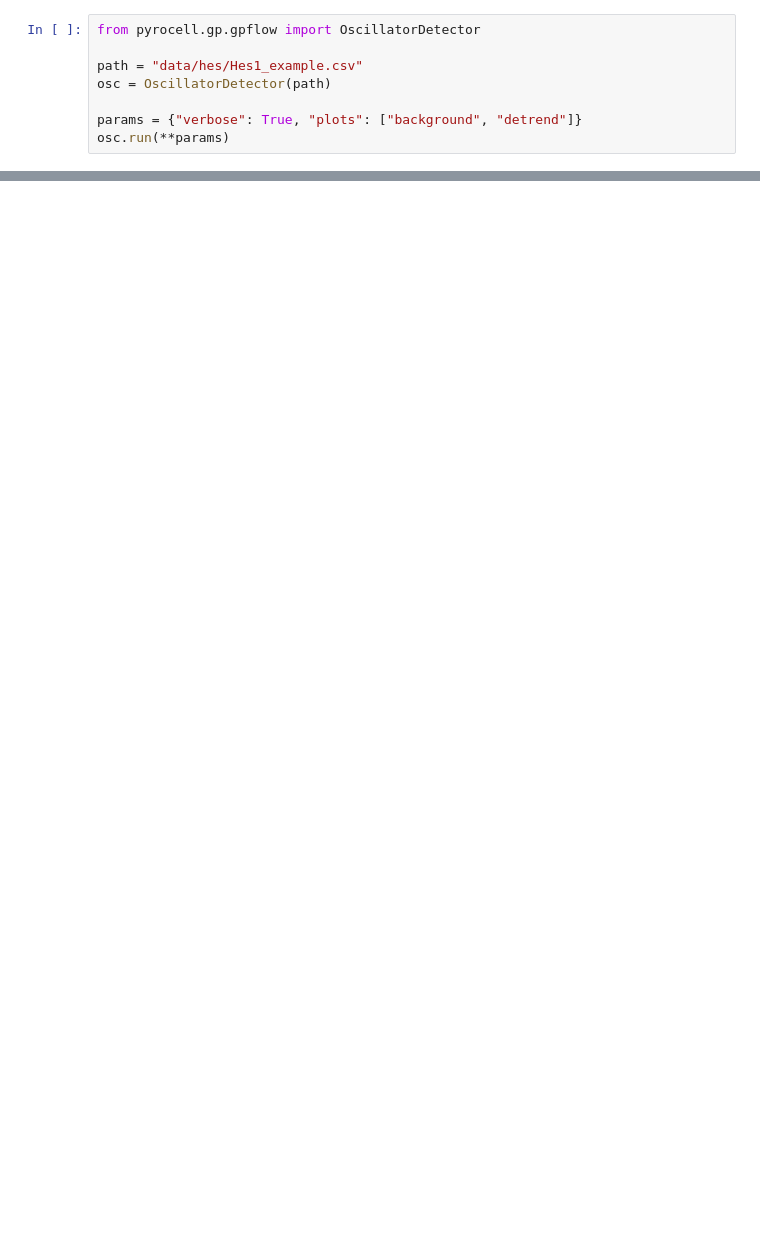
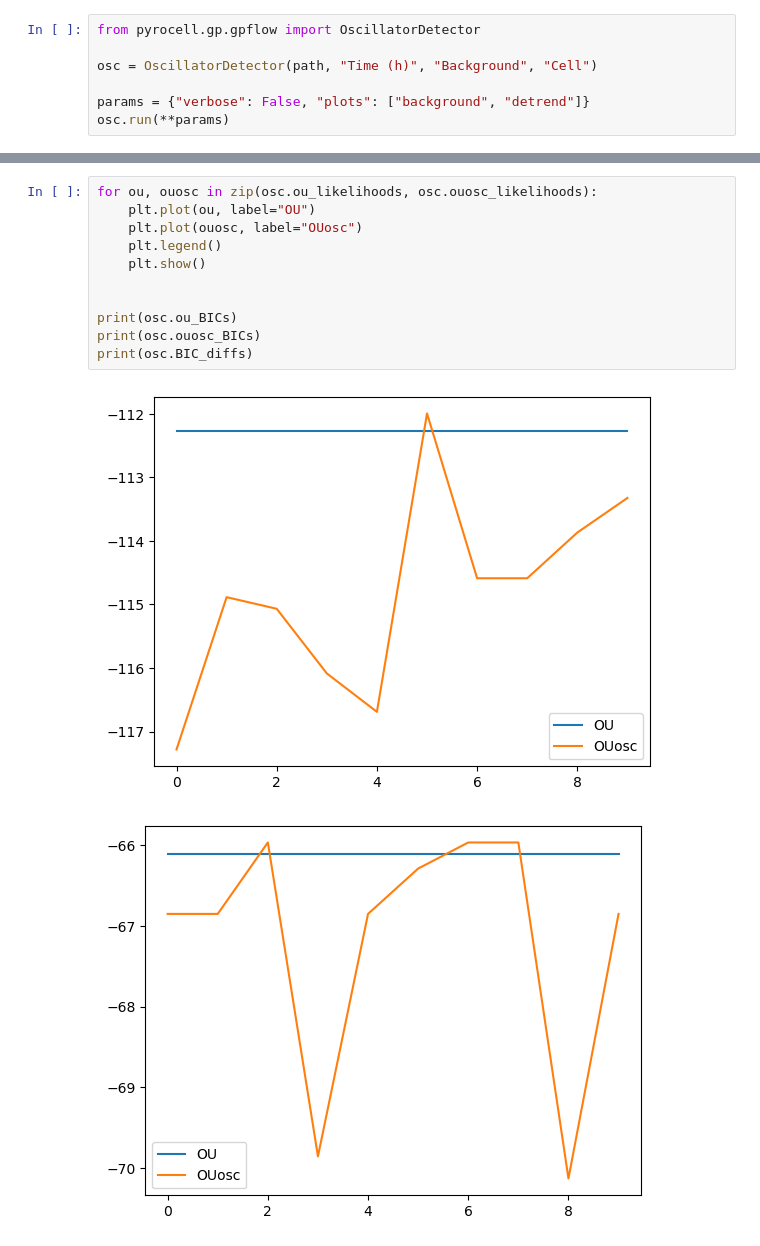
Before and after one commit to TristanSones-Dykes/GPCell, a Jupyter notebook: scripts/tutorial_recreation.ipynb, the cells around one changed output, grey strips where cells are left out. Saved outputs shown, nothing was run; the diff lists cells and outputs as text; blank space fills up the shorter version.

```diff
--- a/scripts/tutorial_recreation.ipynb
+++ b/scripts/tutorial_recreation.ipynb
@@ -11,9 +14,8 @@ os.chdir("..")
 # %%
 from pyrocell.gp.gpflow import OscillatorDetector
 
-path = "data/hes/Hes1_example.csv"
-osc = OscillatorDetector(path)
+osc = OscillatorDetector(path, "Time (h)", "Background", "Cell")
 
-params = {"verbose": True, "plots": ["background", "detrend"]}
+params = {"verbose": False, "plots": ["background", "detrend"]}
 osc.run(**params)
 # %% [output]
@@ -214,0 +50,14 @@ Detrending and denoising cell data...
+# %%
+for ou, ouosc in zip(osc.ou_likelihoods, osc.ouosc_likelihoods):
+    plt.plot(ou, label="OU")
+    plt.plot(ouosc, label="OUosc")
+    plt.legend()
+    plt.show()
+
+
+print(osc.ou_BICs)
+print(osc.ouosc_BICs)
+print(osc.BIC_diffs)
+# %% [output]
+[figure, added]
+[figure, added]
```
Also changed, not shown: parts of 7 cells of this notebook, 7 other files.
